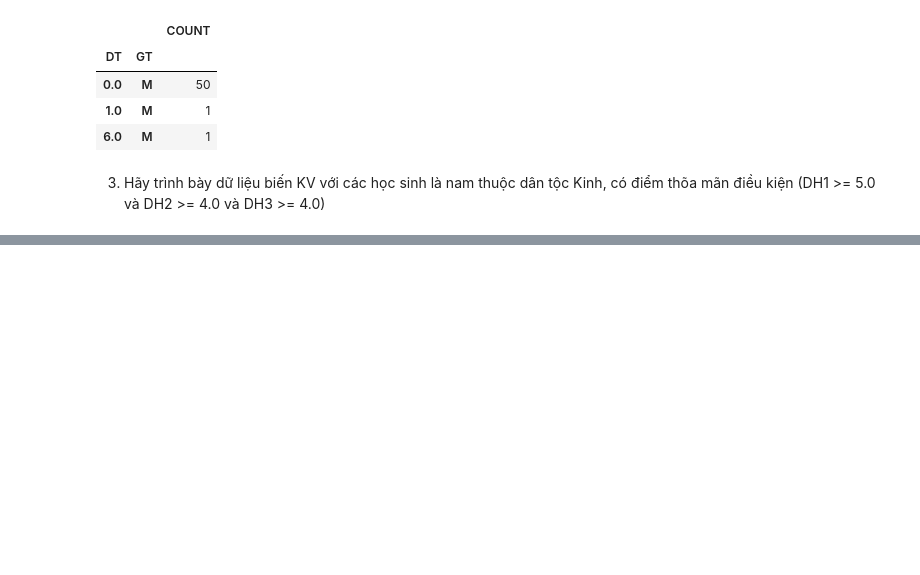
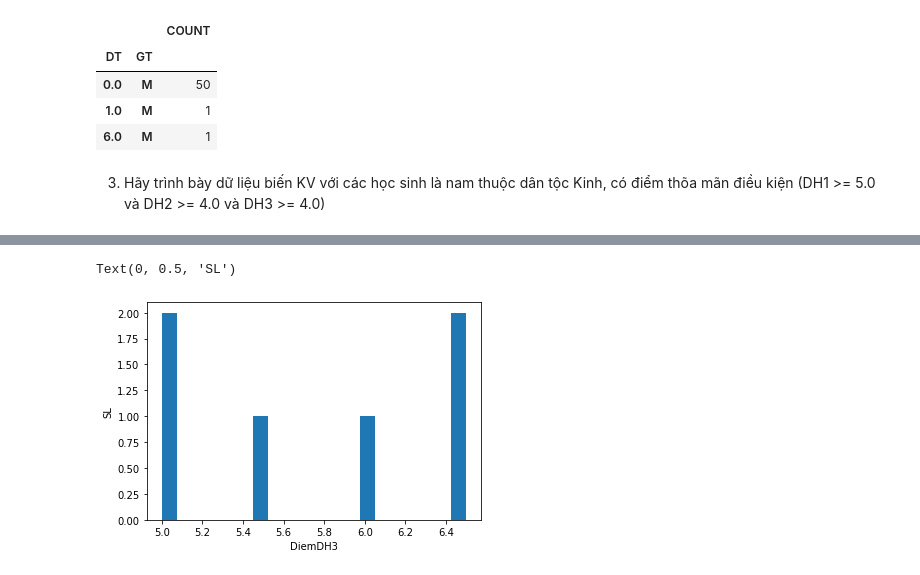
Before and after one commit to HuynhPhamNhatNam/DataAnalystAndDeepLearning, a Jupyter notebook: Labs/Lab02.ipynb, the cells around one changed output, grey strips where cells are left out. Drawn from its saved outputs; the diff is of its cells as text; code cells hidden in the pictures; blank space fills up the shorter version.

```diff
--- a/Labs/Lab02.ipynb
+++ b/Labs/Lab02.ipynb
@@ -162,0 +189,7 @@ dataframe[dataframe.DT.isin(['0.0', '1.0', '6.0']) & (dataframe.GT == 'M')].grou
+# %%
+dataframe['DH3'].loc[(dataframe['DH3'] >= 5) & (dataframe['KV'] == '2NT')].plot.hist(bins=20)
+plt.xlabel('DiemDH3')
+plt.ylabel('SL')
+# %% [output]
+Text(0, 0.5, 'SL')
+[figure, added]
```
Also changed, not shown: parts of 63 cells of this notebook.
